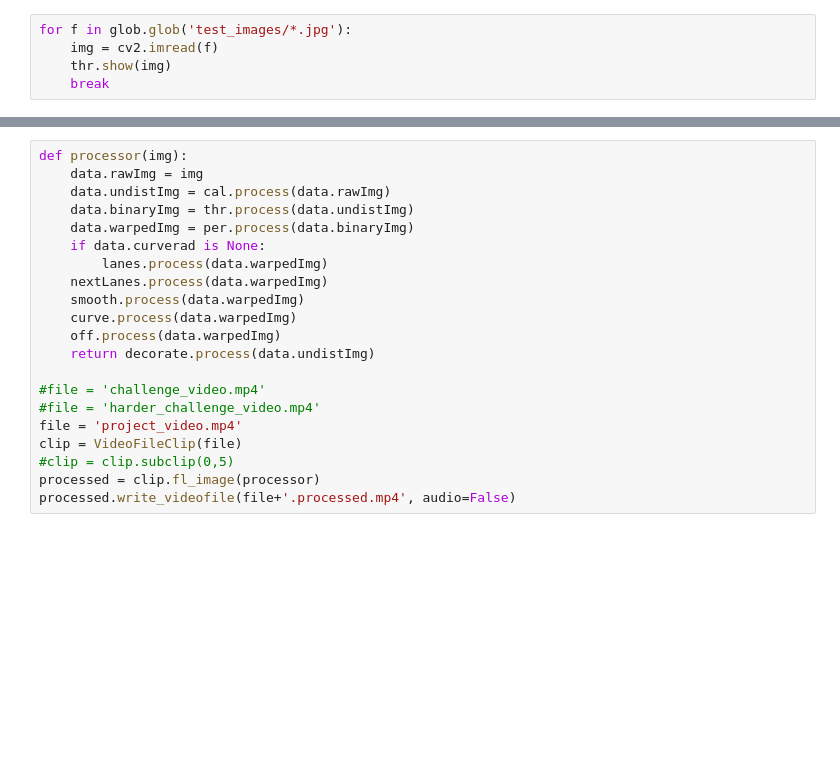
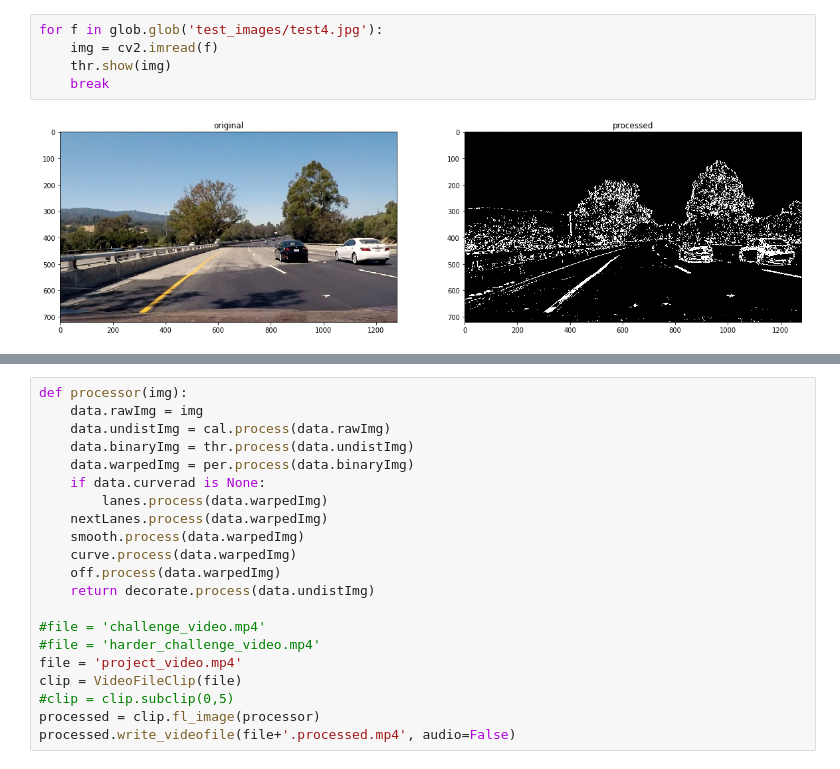
Before and after one commit to lake4790k/CarND-Advanced-Lane-Lines, a Jupyter notebook: Main.ipynb, the cells around one changed output, grey strips where cells are left out. Saved outputs shown, nothing was run; the diff lists cells and outputs as text; blank space fills up the shorter version.

```diff
--- a/Main.ipynb
+++ b/Main.ipynb
@@ -30,6 +45,8 @@ for f in glob.glob('./camera_cal/*.jpg'):
 # %%
-for f in glob.glob('test_images/*.jpg'):
+for f in glob.glob('test_images/test4.jpg'):
     img = cv2.imread(f)
     thr.show(img)
     break
+# %% [output]
+[figure, added]
 # %%
```
Also changed, not shown: parts of 8 cells of this notebook, 1 other file.
